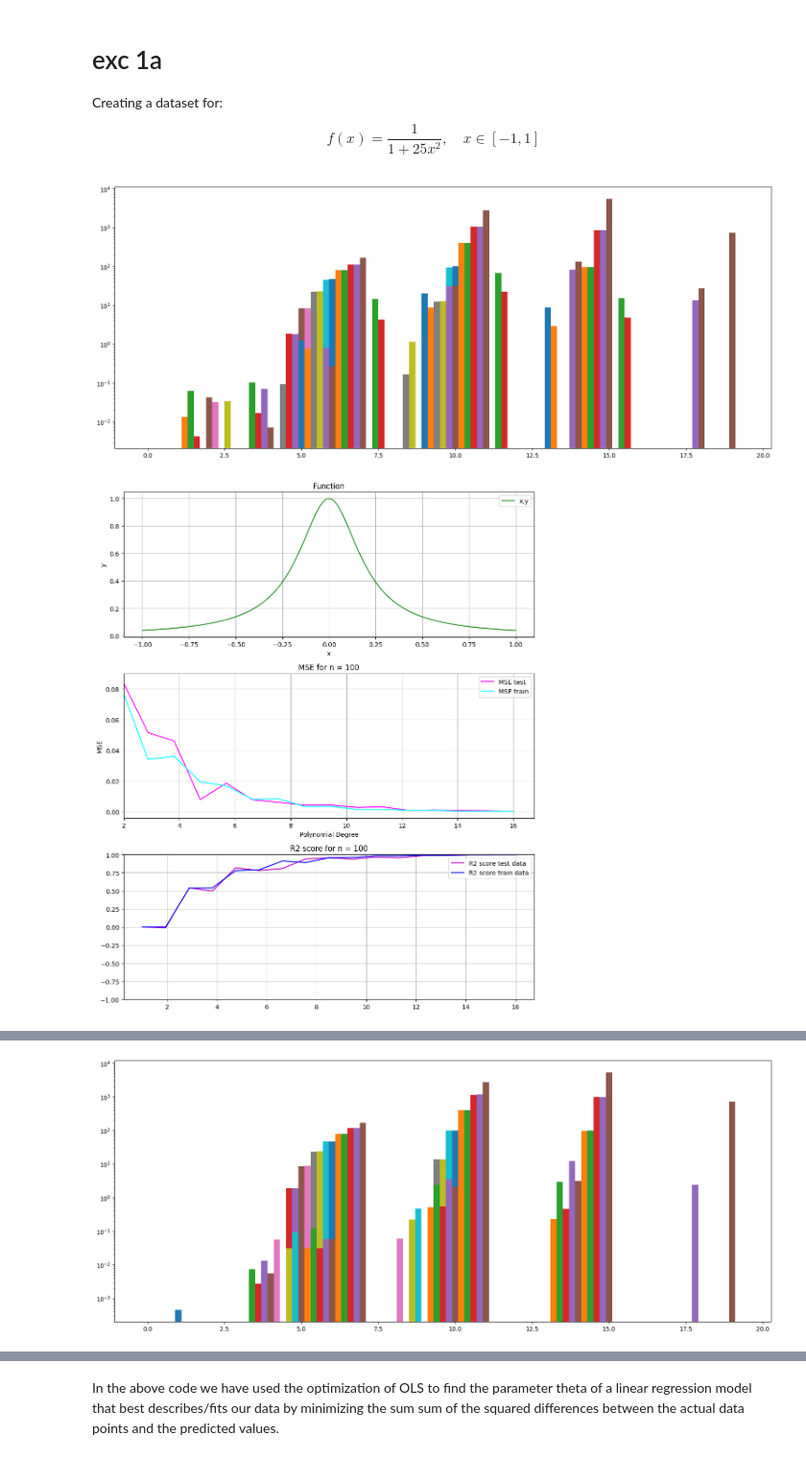
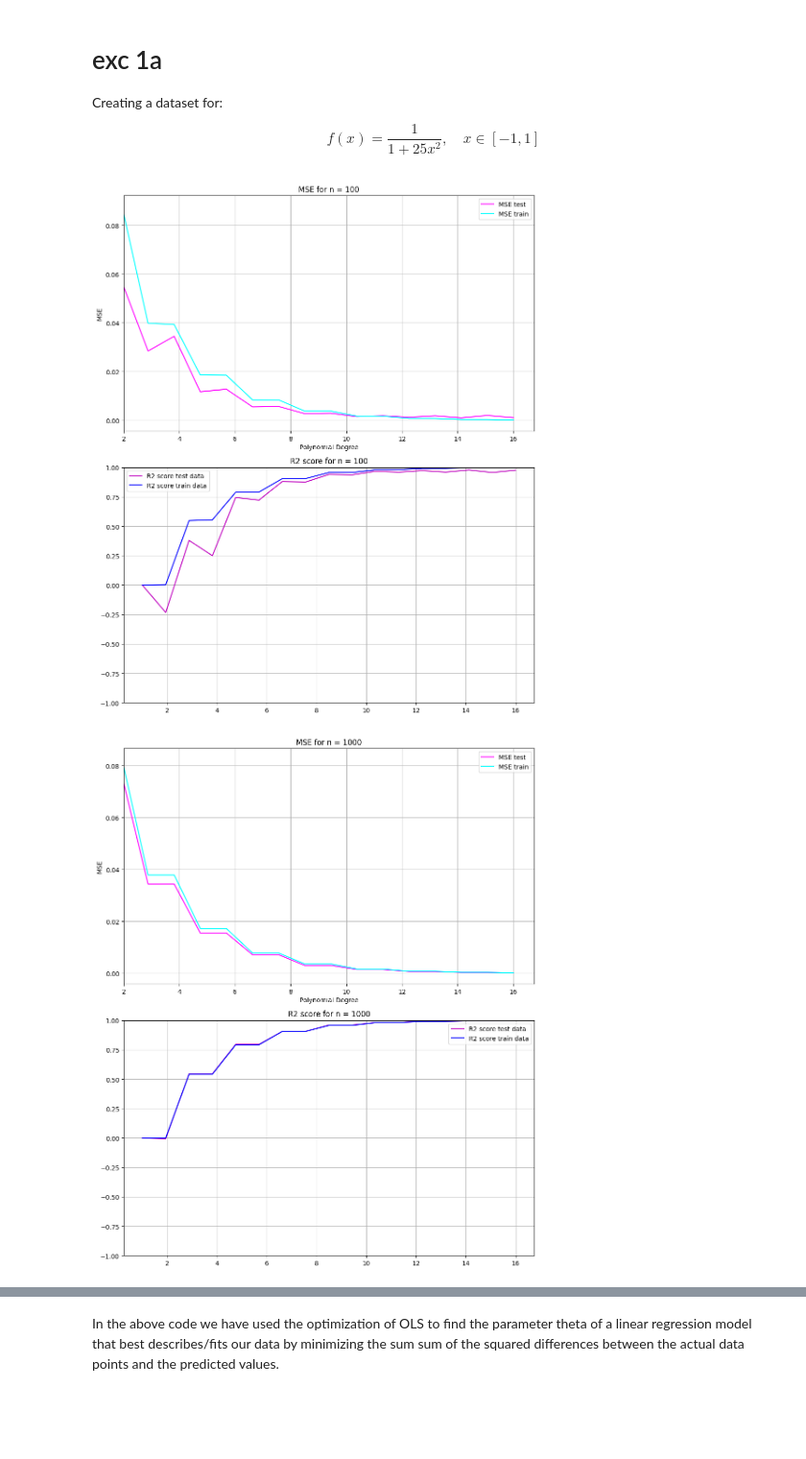
Before and after one commit to BirkS20/Project1_joint, a Jupyter notebook: malene_prover_seg_på_oppgaver_hun_ikke_blir_aa_faa_til_jeg_griner_vil_sove_men_er_stressa_buhu.ipynb, the cells around one changed output, grey strips where cells are left out. Shown: that part at 96% size. Saved outputs shown, nothing was run; the diff lists cells and outputs as text; code cells hidden in the pictures; blank space fills up the shorter version.

```diff
--- a/malene_prover_seg_på_oppgaver_hun_ikke_blir_aa_faa_til_jeg_griner_vil_sove_men_er_stressa_buhu.ipynb
+++ b/malene_prover_seg_på_oppgaver_hun_ikke_blir_aa_faa_til_jeg_griner_vil_sove_men_er_stressa_buhu.ipynb
@@ -42,6 +43,7 @@ from func_list import polynomial_features, OLS_parameters#, mse_poly_plot
 
 #MSE and changing the polynomial degree
 def mse_poly_plot_OLS(degree, intercept=bool):
+    np.random.seed(3155)
     for n in [100,1000,10000]:
         #create dataset
         x = np.linspace(-1,1, n) #x within interval [-1,1]
@@ -59,64 +61,64 @@ def mse_poly_plot_OLS(degree, intercept=bool):
         #range polynomial degree
         for p in range(1, degree+1):
             X = polynomial_features(x,p,intercept=intercept)
-            X_train, X_test, y_train, y_test = train_test_split(X, y, test_size=0.2)
+            X_train, X_test, y_train, y_test = train_test_split(X, y, test_size=0.2, random_state=3)
             scaler = StandardScaler(with_std = False)
             scaler.fit(X_train)
             X_train_s = scaler.transform(X_train)
             X_test_s = scaler.transform(X_test)
             y_mean = np.mean(y_train)
             y_scaled_train = (y_train - y_mean)
 
             beta = OLS_parameters(X_train_s,y_scaled_train)
 
             y_pred_train = (X_train_s @ beta + y_mean)
             y_pred_test = (X_test_s @ beta + y_mean)
 
             mse_train_list[p] = MSE(y_train,y_pred_train)
             mse_test_list[p] = MSE(y_test, y_pred_test)
 
             R2_test[p] = r2_score(y_test, y_pred_test)
             #print(f'The R2 score is: {R2_test} for degree: {p}')
             R2_train[p] = r2_score(y_train, y_pred_train)
 
             for i in range(len(beta)):
                 beta_matrix[p-1,i] = beta[i]
             #print(beta_matrix)
 
-        num_rows, num_columns = beta_matrix.shape
-        bar_width = 0.2
-        r = np.arange(num_columns)
-        plt.figure(figsize=(20,8))
-        for m in range(num_rows):
-            plt.bar(r + m * bar_width, beta_matrix[m, :degree+1], label = f'Row: {m+1}', width=0.2)
-            plt.yscale('log')
 
-        fig,ax = plt.subplots(3, figsize=(10,12))
-        ax[0].plot(x, y, label = "x,y", color = "forestgreen")
-        ax[0].set_xlabel("x")
-        ax[0].set_ylabel("y")
+        fig,ax = plt.subplots(2, figsize=(10,12))
+        ax[0].plot(poly_deg, mse_test_list, label = "MSE test", color = "magenta")
+        ax[0].plot(poly_deg, mse_train_list, label = "MSE train", color = "cyan")
+        ax[0].set_title(f'MSE for n = {n}')
+        ax[0].set_ylabel("MSE")
+        ax[0].set_xlabel("Polynomial Degree")
+        ax[1].plot(poly_deg, R2_test, label = 'R2 score test data', color = 'm')
+        ax[1].plot(poly_deg, R2_train, label = 'R2 score train data', color = 'b')
+        ax[1].set_ylim(-1,1)
+        ax[1].set_title(f'R2 score for n = {n}')
+        ax[0].set_xlim(2)
+        ax[0].grid(True)
         ax[0].legend()
-        ax[0].grid(True)
-        ax[0].set_title('Function')
-        ax[1].plot(poly_deg, mse_test_list, label = "MSE test", color = "magenta")
-        ax[1].plot(poly_deg, mse_train_list, label = "MSE train", color = "cyan")
-        ax[1].set_title(f'MSE for n = {n}')
-        ax[1].set_ylabel("MSE")
-        ax[1].set_xlabel("Polynomial Degree")
-        ax[2].plot(poly_deg, R2_test, label = 'R2 score test data', color = 'm')
-        ax[2].plot(poly_deg, R2_train, label = 'R2 score train data', color = 'b')
-        ax[2].set_ylim(-1,1)
-        ax[2].set_title(f'R2 score for n = {n}')
-        ax[1].set_xlim(2)
+        ax[1].legend()
         ax[1].grid(True)
-        ax[1].legend()
-        ax[2].legend()
-        ax[2].grid(True)
         plt.tight_layout()
         plt.show()
+
+    num_rows, num_columns = beta_matrix.shape
+    names = ['beta1', 'beta2', 'beta3', 'beta4', 'beta5', 'beta6', 'beta7', 'beta8', 'beta9', 'beta10', 'beta11', 'beta12', 'beta12', 'beta13', 'beta14', 'beta15']
+    bar_width = 0.1
+    r = np.arange(num_columns)
+    plt.figure(figsize=(20,8))
+    for m in range(num_rows):
+        plt.bar(r + m * bar_width, beta_matrix[m, :degree+1], label = f'Row: {m+1}', width=0.2)
+        plt.xticks(range(2,degree+2),names, rotation = 45)
+        plt.yscale('symlog')
+        plt.title('Theta parameter')
+        plt.xlim(1)
+
     return mse_test_list, mse_train_list
 
 mse_test_list_t1,mse_train_lis_t2 = mse_poly_plot_OLS(degree=16, intercept=False)
 # %% [output]
-[figure, old version]
+[figure, new version]
-[figure, old version]
+[figure, new version]
@@ -125 +126,0 @@ mse_test_list_t1,mse_train_lis_t2 = mse_poly_plot_OLS(degree=16, intercept=False
-[figure, removed]
```
Also changed, not shown: parts of 7 cells of this notebook, 1 other file.
